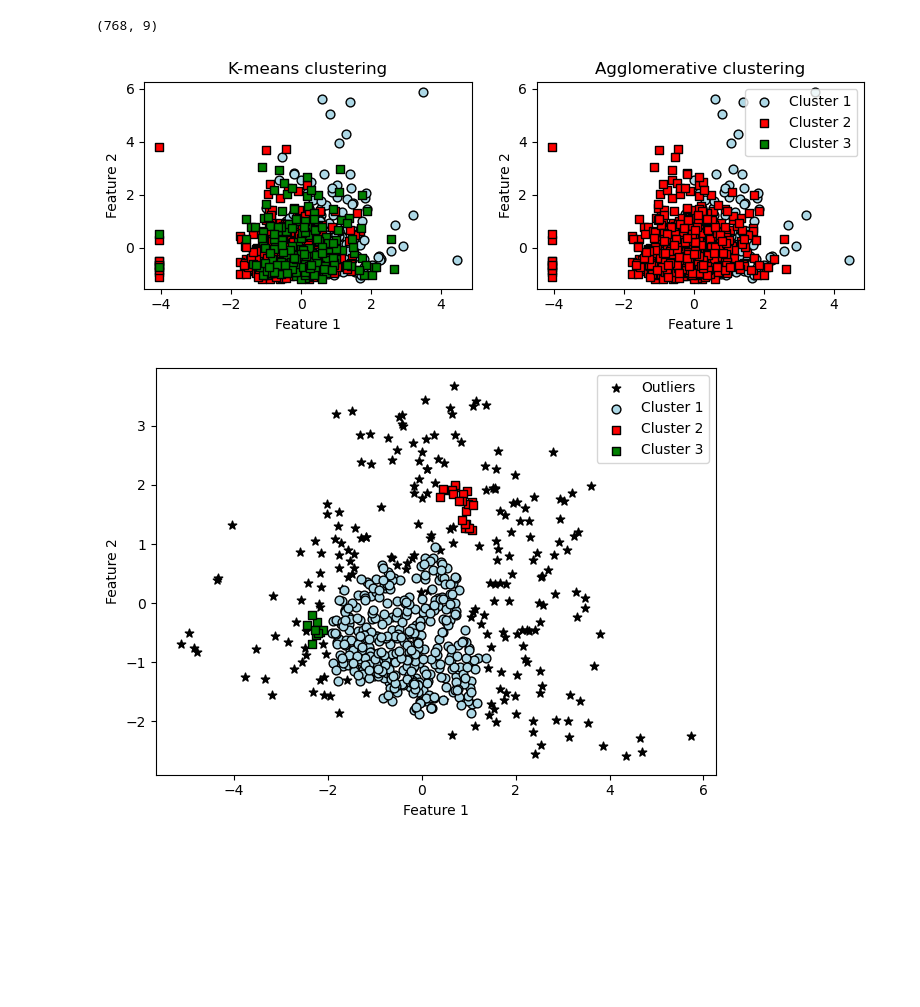
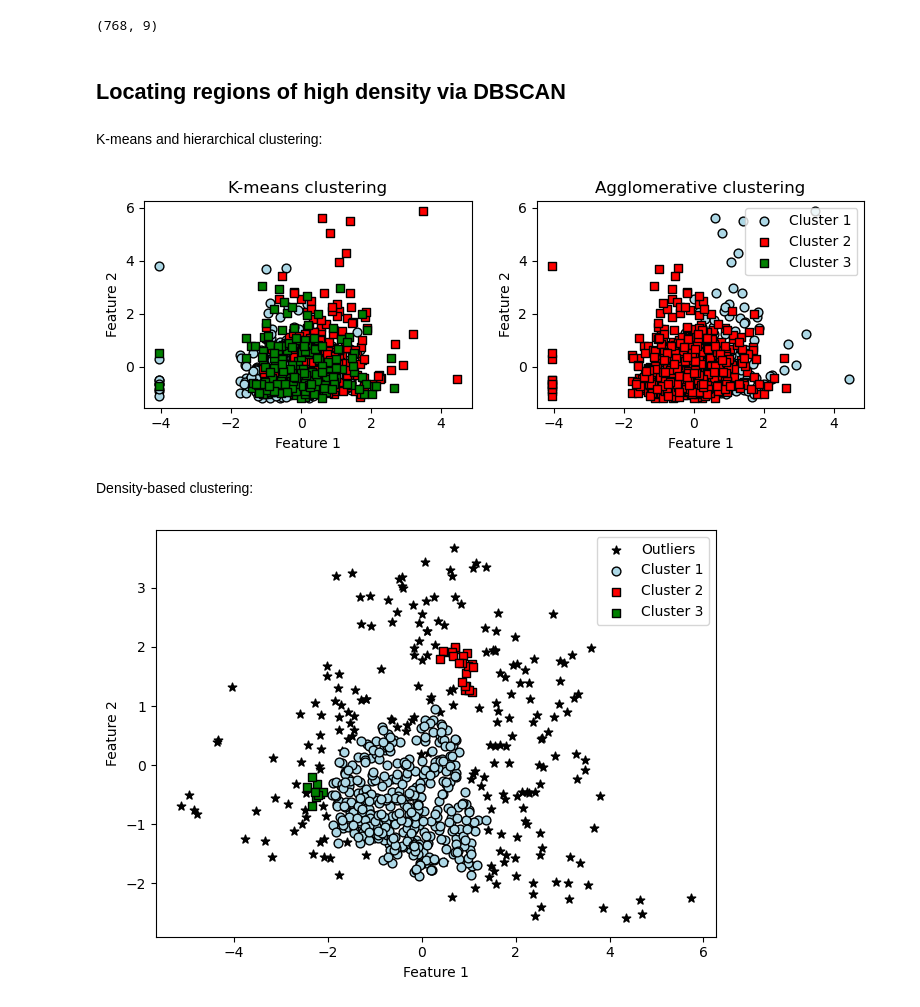
Before and after one commit to aleon2020/AA_2024-2025, a Jupyter notebook: Códigos Libro/ex14/ex14.ipynb, the cells around one changed output. Cells and saved outputs as stored; diff of their text form; code cells hidden in the pictures; blank space fills up the shorter version.

```diff
--- a/Códigos Libro/ex14/ex14.ipynb
+++ b/Códigos Libro/ex14/ex14.ipynb
@@ -35,4 +117,11 @@ X = sc.fit_transform(X)
+# %% [markdown]
+## Locating regions of high density via DBSCAN
+# %% [markdown]
+K-means and hierarchical clustering:
 # %%
+sc = StandardScaler()
+X = sc.fit_transform(X)
+
 f, (ax1, ax2) = plt.subplots(1, 2, figsize=(8, 3))
 km = KMeans(n_clusters=3, random_state=0)
 y_km = km.fit_predict(X)
@@ -65,41 +154,43 @@ ax1.set_xlabel('Feature 1')
 ax1.set_ylabel('Feature 2')
 
 ac = AgglomerativeClustering(n_clusters=2,
-                             affinity='euclidean',
+                             metric='euclidean',
                              linkage='complete')
 y_ac = ac.fit_predict(X)
 ax2.scatter(X[y_ac == 0, 0],
             X[y_ac == 0, 1],
             c='lightblue',
             edgecolor='black',
             marker='o',
             s=40,
             label='Cluster 1')
 
 ax2.scatter(X[y_ac == 1, 0],
             X[y_ac == 1, 1],
             c='red',
             edgecolor='black',
             marker='s',
             s=40,
             label='Cluster 2')
 
 ax2.scatter(X[y_ac == 2, 0],
             X[y_ac == 2, 1],
             c='green',
             edgecolor='black',
             marker='s',
             s=40,
             label='Cluster 3')
 
 ax2.set_title('Agglomerative clustering')
 ax2.set_xlabel('Feature 1')
 ax2.set_ylabel('Feature 2')
 plt.legend()
 plt.tight_layout()
 plt.show()
 # %% [output]
-[figure, old version]
+[figure, new version]
+# %% [markdown]
+Density-based clustering:
 # %%
 pca = PCA(n_components=2)
 X = pca.fit_transform(X)
```
Also changed, not shown: parts of 16 cells of this notebook, 14 other files.
